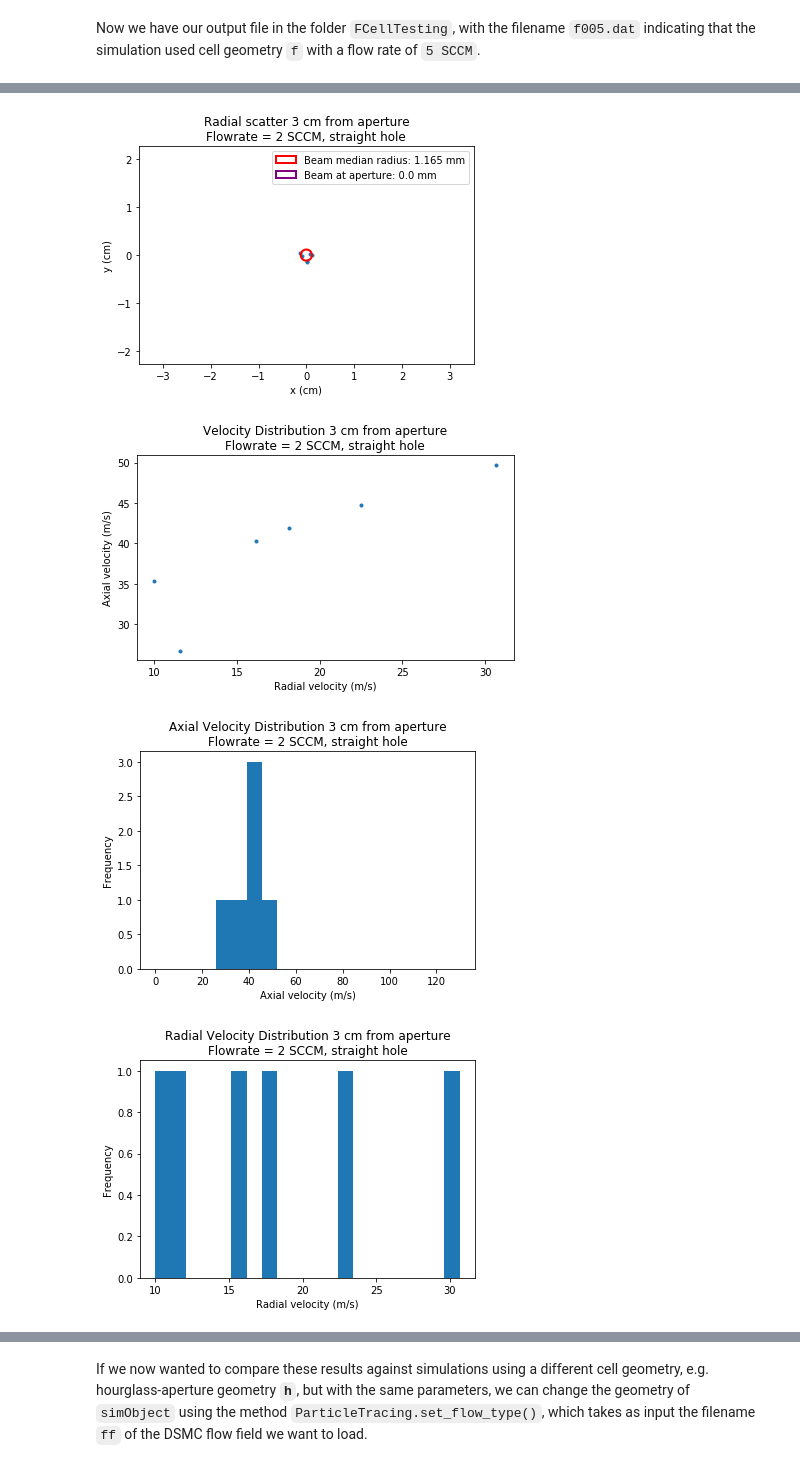
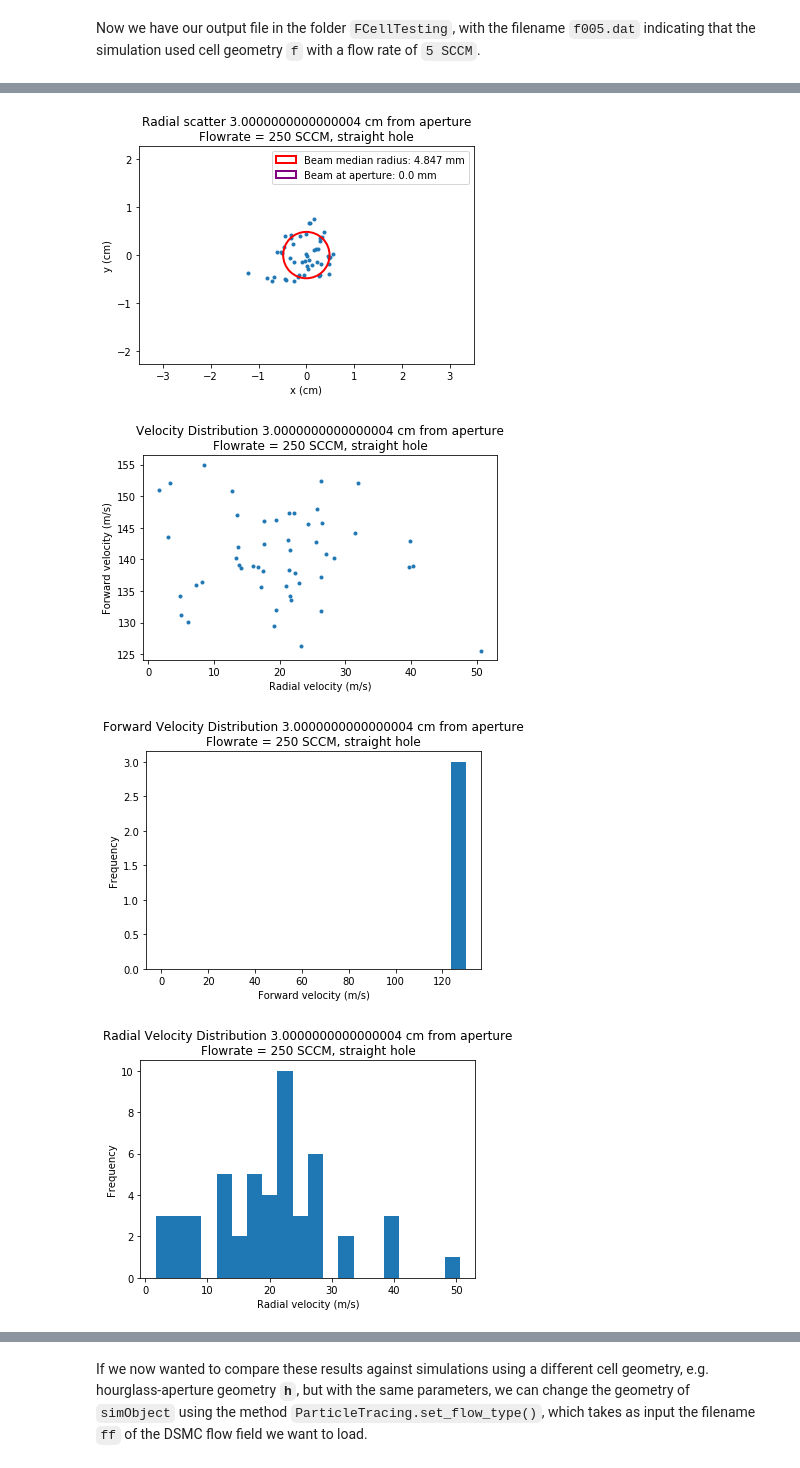
Before and after one commit to YuikiTakahashi/New-Yuiki-DSMC, a Jupyter notebook: 3Dsim/MoleculeTracingGuide-Yuiki.ipynb, the cells around one changed output, grey strips where cells are left out. Drawn from its saved outputs; the diff is of its cells as text; code cells hidden in the pictures.

```diff
--- a/3Dsim/MoleculeTracingGuide-Yuiki.ipynb
+++ b/3Dsim/MoleculeTracingGuide-Yuiki.ipynb
@@ -68,5 +62,5 @@ cp: cannot stat 'Data/outputTest.dat': No such file or directory
 # %% [markdown]
 Now we have our output file in the folder `FCellTesting`, with the filename `f005.dat` indicating that the simulation used cell geometry `f` with a flow rate of `5 SCCM`.
 # %%
-fs.analyzeTrajData(file_ext='f002', folder='FCellTesting0227Correction0Inicon0CrossYbF', plots=True)
+fs.analyzeTrajData(file_ext='y250', folder='YCellTesting', plots=True)
 # %% [output]
@@ -82,5 +76,5 @@ Median radius 1.165 mm, median theta 99.63 deg
 <Figure size 432x288 with 0 Axes>
-[figure, old version]
+[figure, new version]
-[figure, old version]
+[figure, new version]
-[figure, old version]
+[figure, new version]
-[figure, old version]
+[figure, new version]
```
Also changed, not shown: parts of 9 cells of this notebook, 47 other files.
